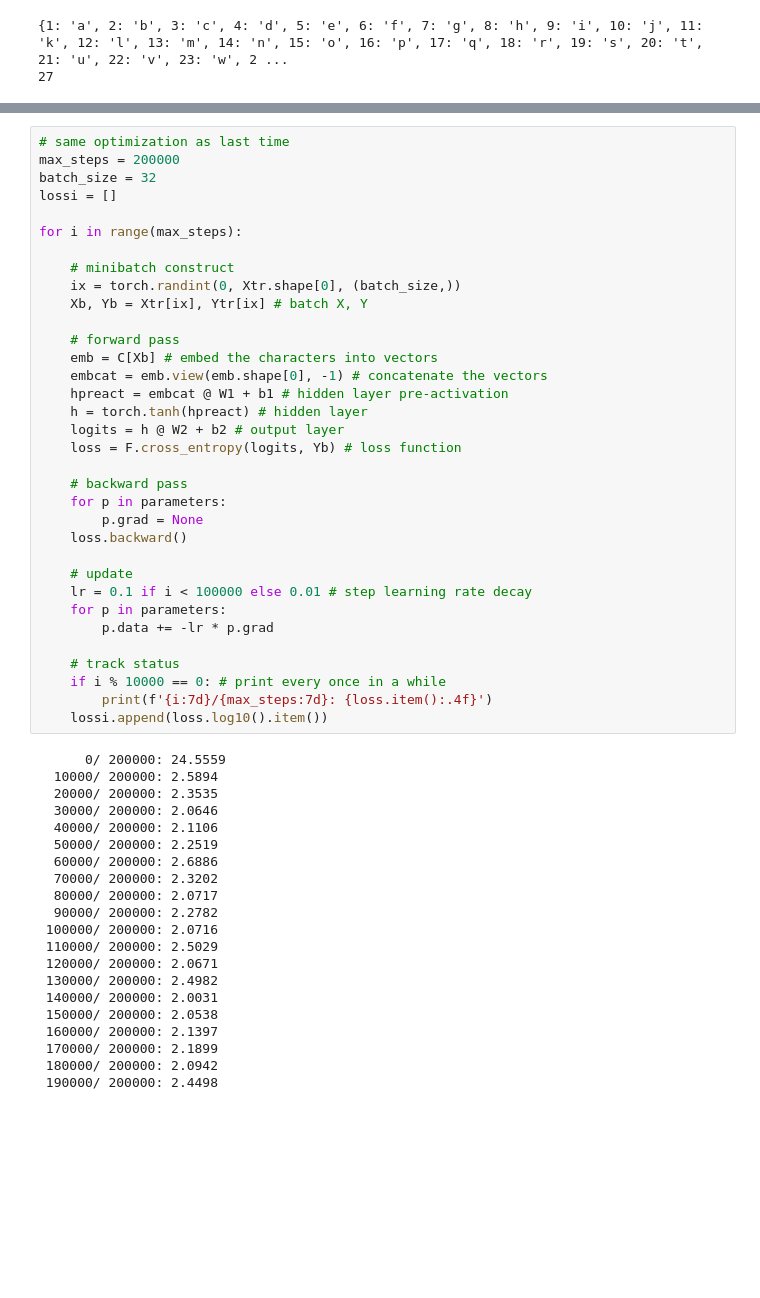
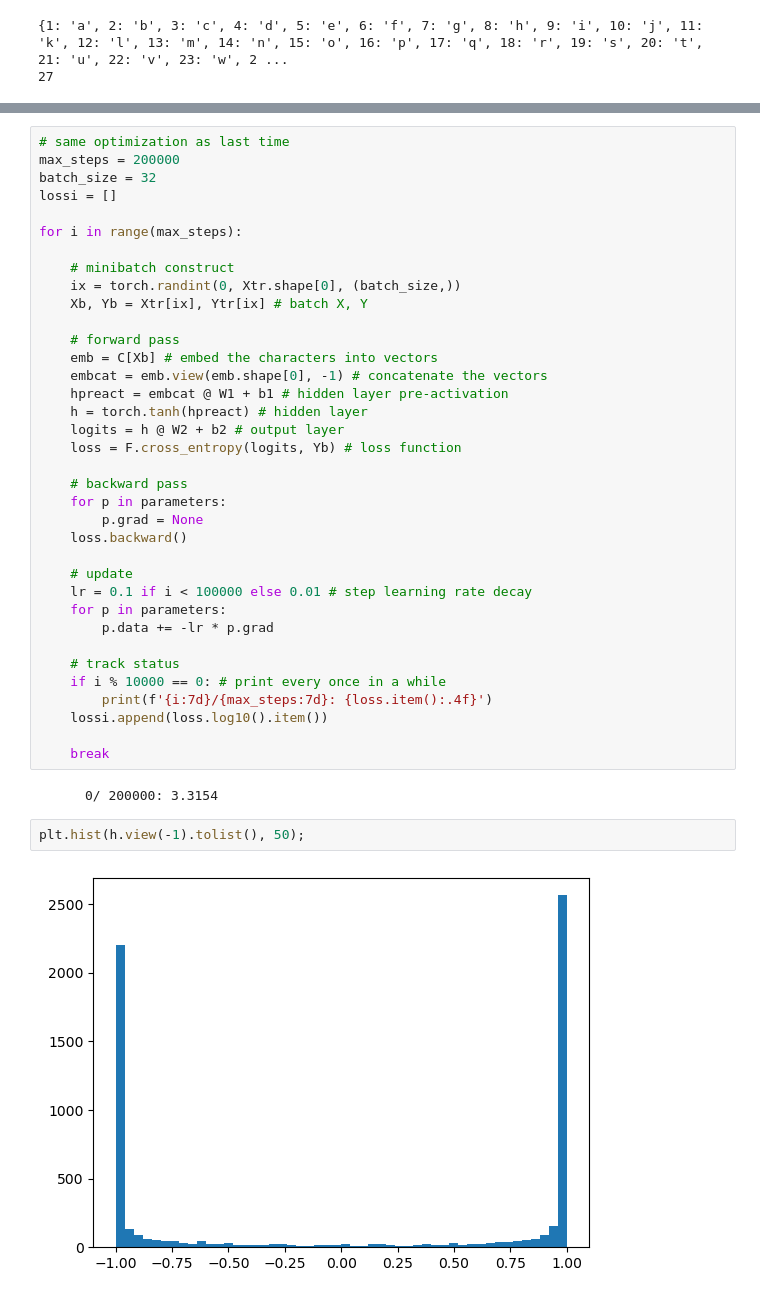
Before and after one commit to andrewc01/Karpathy-Zero-to-Hero, a Jupyter notebook: build_makemore_part3_mlp2.ipynb, the cells around one changed output, grey strips where cells are left out. Cells and saved outputs as stored; diff of their text form; blank space fills up the shorter version.

```diff
--- a/build_makemore_part3_mlp2.ipynb
+++ b/build_makemore_part3_mlp2.ipynb
@@ -107,24 +107,11 @@ for i in range(max_steps):
 	if i % 10000 == 0: # print every once in a while
 		print(f'{i:7d}/{max_steps:7d}: {loss.item():.4f}')
 	lossi.append(loss.log10().item())
+
+	break
 # %% [output]
-      0/ 200000: 24.5559
-  10000/ 200000: 2.5894
-  20000/ 200000: 2.3535
-  30000/ 200000: 2.0646
-  40000/ 200000: 2.1106
-  50000/ 200000: 2.2519
-  60000/ 200000: 2.6886
-  70000/ 200000: 2.3202
-  80000/ 200000: 2.0717
-  90000/ 200000: 2.2782
- 100000/ 200000: 2.0716
- 110000/ 200000: 2.5029
- 120000/ 200000: 2.0671
- 130000/ 200000: 2.4982
- 140000/ 200000: 2.0031
- 150000/ 200000: 2.0538
- 160000/ 200000: 2.1397
- 170000/ 200000: 2.1899
- 180000/ 200000: 2.0942
- 190000/ 200000: 2.4498
+      0/ 200000: 3.3154
+# %%
+plt.hist(h.view(-1).tolist(), 50);
+# %% [output]
+[figure, added]
```
Also changed, not shown: parts of 6 cells of this notebook.
